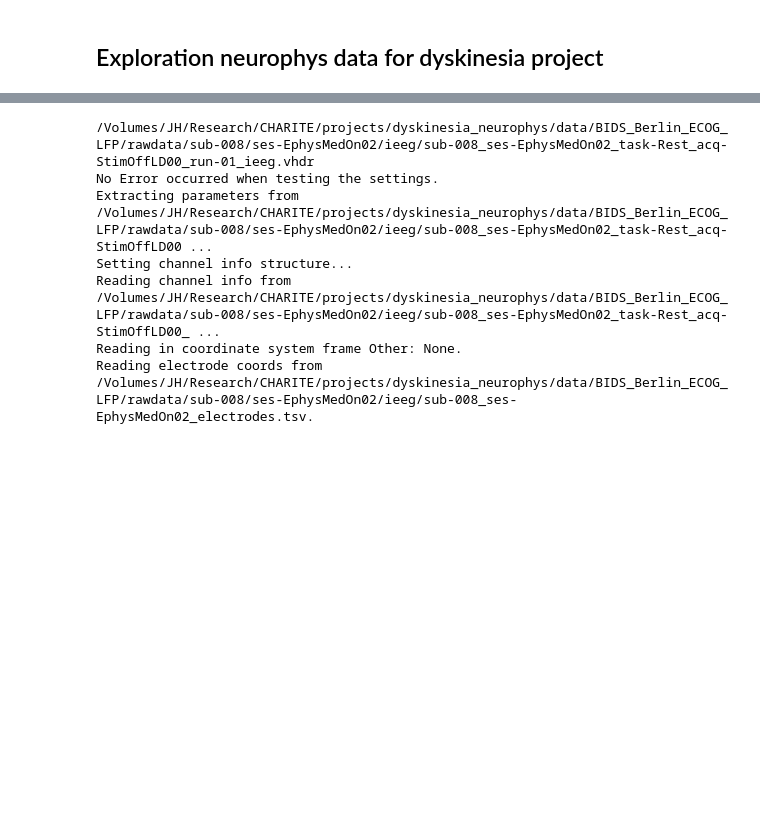
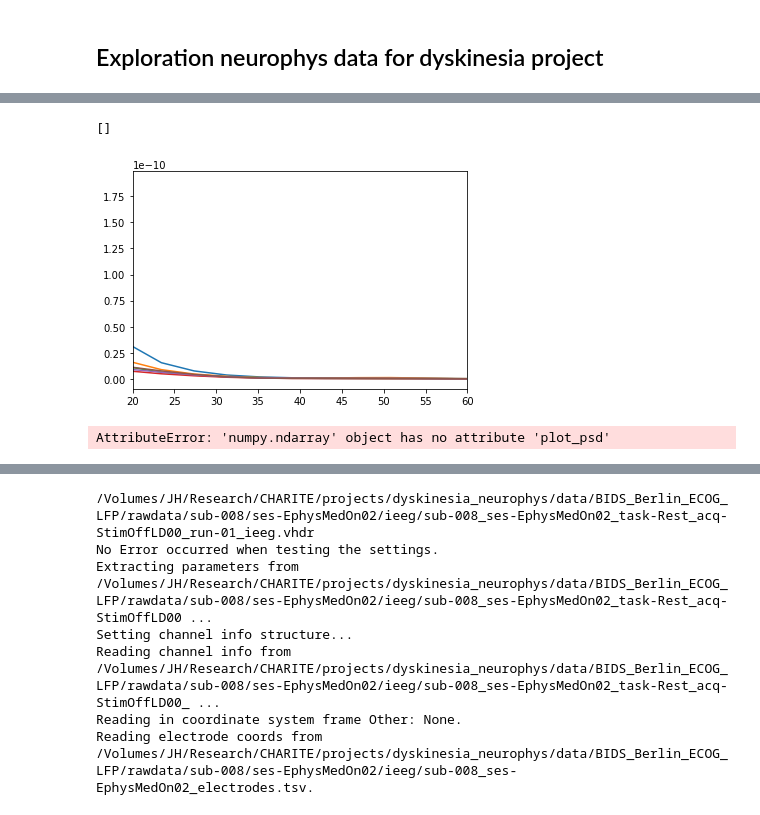
Before and after one commit to richardkoehler/py_neuromodulation, a Jupyter notebook: dyskinesia/dysk_gettingStarted.ipynb, the cells around one changed output, grey strips where cells are left out. Saved outputs shown, nothing was run; the diff lists cells and outputs as text; code cells hidden in the pictures; blank space fills up the shorter version.

```diff
--- a/dyskinesia/dysk_gettingStarted.ipynb
+++ b/dyskinesia/dysk_gettingStarted.ipynb
@@ -138,0 +380,8 @@ Uses path and file definitions above mentioned.
+# %%
+plt.plot(f, psd.T)
+plt.xlim(20, 60)
+# plt.ylim(0, 0.4)
+plt.plot()
+# %% [output]
+[]
+[figure, added]
@@ -138,0 +397,4 @@ Uses path and file definitions above mentioned.
+# %%
+x2.plot_psd()
+# %% [output]
+AttributeError: 'numpy.ndarray' object has no attribute 'plot_psd'
```
Also changed, not shown: parts of 66 cells of this notebook, 1 other file.
